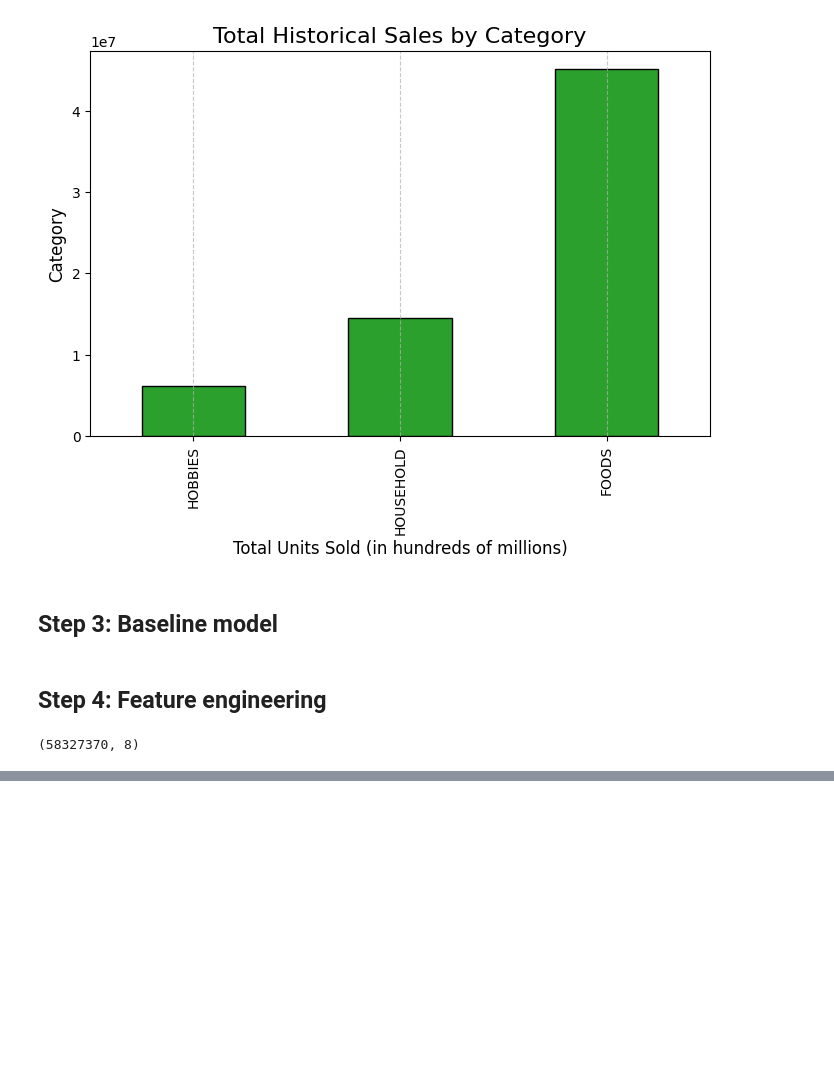
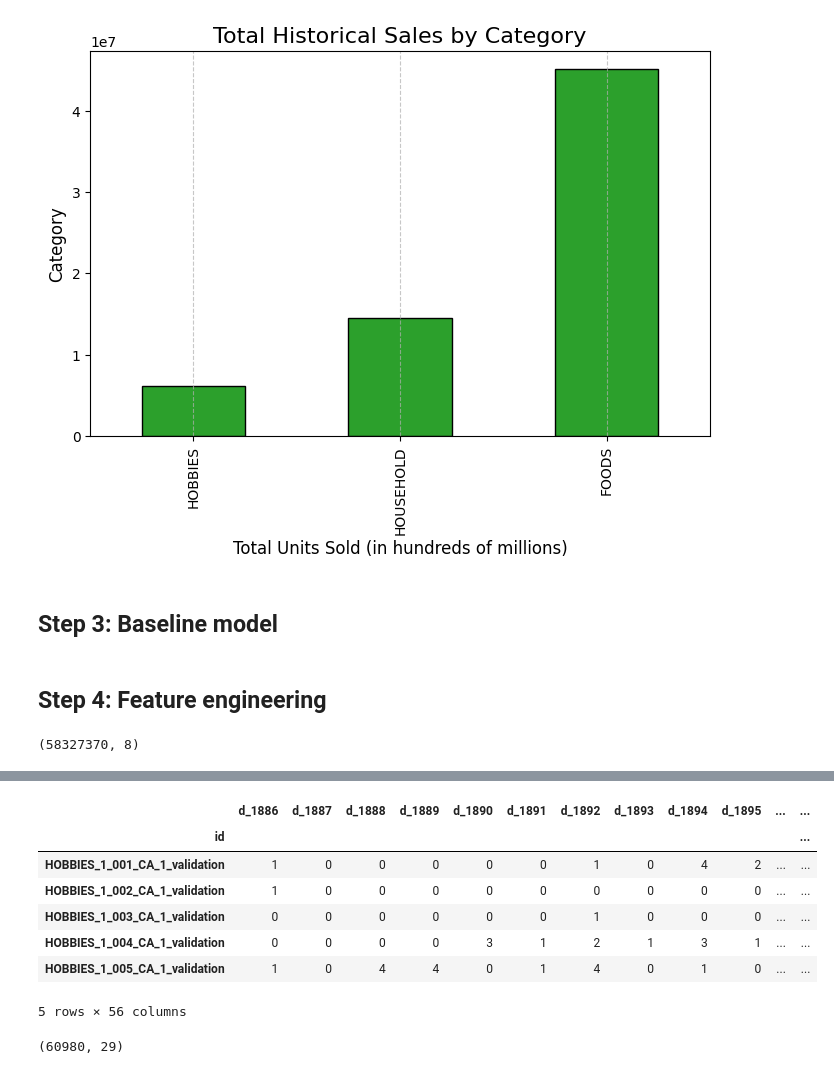
Before and after one commit to 11shafayet/m5-demand-forecasting, a Jupyter notebook: m5-forecasting-accuracy-end-to-end-pipeline.ipynb, the cells around one changed output, grey strips where cells are left out. Drawn from its saved outputs; the diff is of its cells as text; code cells hidden in the pictures; blank space fills up the shorter version.

Commit message:
Update M5 forecasting notebook

```diff
--- a/m5-forecasting-accuracy-end-to-end-pipeline.ipynb
+++ b/m5-forecasting-accuracy-end-to-end-pipeline.ipynb
@@ -196,0 +250,3 @@ print(train_df.shape, val_df.shape)
+# %%
+# loading the saved lightGBM model
+model = lgb.Booster(model_file='/kaggle/working/lgb_model.txt')
@@ -196,0 +310,69 @@ print(train_df.shape, val_df.shape)
+# %%
+for col in ['item_id', 'dept_id', 'cat_id', 'store_id', 'state_id', 'event_name_1', 'event_type_1']:
+    future_full[col] = future_full[col].astype('category')
+# %%
+# the recursive prediction loop
+sales_train_val_df = pd.read_csv(sales_train_val_path)
+last_days_cols = ['id'] + d_cols[-28:]  # last 28 real days + id
+history = sales_train_val_df[last_days_cols].copy()
+del sales_train_val_df
+gc.collect()
+# %%
+history_indexed = history.set_index('id')
+
+for day in future_days:  # d_1914 ... d_1941
+    # 1. Get the 28 day's rows from future_full
+    day_num = int(day.split('_')[1])
+    day_rows = future_full[future_full['day'] == day].copy()
+
+    # 2. Computing lag_7, lag_28 by looking up history for (day - 7) and (day - 28)
+    lag_7_col = f"d_{day_num - 7}"
+    lag_28_col = f"d_{day_num - 28}"
+
+    day_rows['lag_7'] = history_indexed.loc[day_rows['id'], lag_7_col].values
+    day_rows['lag_28'] = history_indexed.loc[day_rows['id'], lag_28_col].values
+
+    # 3. Computing rolling_mean_7, rolling_mean_28 from history's last 7/28 columns
+    day_rows['rolling_mean_7'] = history_indexed.iloc[:, -7:].mean(axis=1).loc[day_rows['id']].values
+    day_rows['rolling_mean_28'] = history_indexed.iloc[:, -28:].mean(axis=1).loc[day_rows['id']].values
+
+    # 4. Build X for this day using `features` list
+    X_day = day_rows[features]
+
+    # 5. Predict: day_rows['sales'] = model.predict(X_day)
+    # np.clip forces any negative predictions to become 0, since physical retail sales cannot be negative
+    pred_sales = model.predict(X_day)
+    day_rows['sales'] = np.clip(pred_sales, 0, None)
+    # 6. Add this day's predictions as a new column in `history` so future days can use it
+    history_indexed[day] = day_rows.set_index('id').loc[history_indexed.index, 'sales'].values
+# %%
+history_indexed.head()
+# %% [output]
+|  | d_1886 | d_1887 | d_1888 | d_1889 | d_1890 | d_1891 | d_1892 | d_1893 | d_1894 | d_1895 | ... | ... |
+| id |  |  |  |  |  |  |  |  |  |  |  | ... |
+| HOBBIES_1_001_CA_1_validation | 1 | 0 | 0 | 0 | 0 | 0 | 1 | 0 | 4 | 2 | ... | ... |
+| HOBBIES_1_002_CA_1_validation | 1 | 0 | 0 | 0 | 0 | 0 | 0 | 0 | 0 | 0 | ... | ... |
+| HOBBIES_1_003_CA_1_validation | 0 | 0 | 0 | 0 | 0 | 0 | 1 | 0 | 0 | 0 | ... | ... |
+| HOBBIES_1_004_CA_1_validation | 0 | 0 | 0 | 0 | 3 | 1 | 2 | 1 | 3 | 1 | ... | ... |
+| HOBBIES_1_005_CA_1_validation | 1 | 0 | 4 | 4 | 0 | 1 | 4 | 0 | 1 | 0 | ... | ... |
+5 rows × 56 columns
+# %%
+# 1. Slice out the 28 forecast days from the indexed history buffer
+future_days = [f'd_{i}' for i in range(1914, 1942)]
+preds_df = history_indexed[future_days].copy()
+
+# 2. Rename columns to the strict F1-F28 format and restore the 'id' column
+preds_df.columns = [f'F{i}' for i in range(1, 29)]
+preds_df = preds_df.reset_index()
+
+# 3. Clone the rows to build the required evaluation set placeholders
+eval_preds = preds_df.copy()
+eval_preds['id'] = eval_preds['id'].str.replace('_validation', '_evaluation')
+
+# 4. Vertically stack validation and evaluation rows
+final_submission_lgb = pd.concat([preds_df, eval_preds], ignore_index=True)
+
+# 5. Export to CSV safely without the pandas row index
+final_submission_lgb.to_csv('submission.csv', index=False)
+# %% [output]
+(60980, 29)
```
Also changed, not shown: parts of 18 cells of this notebook.
